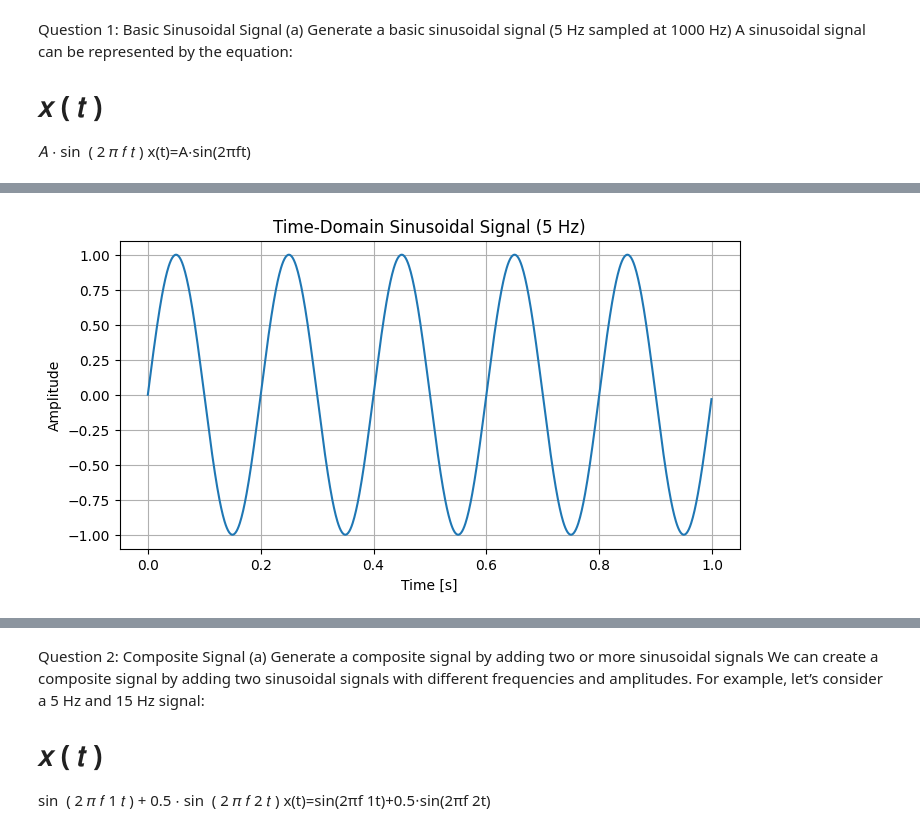
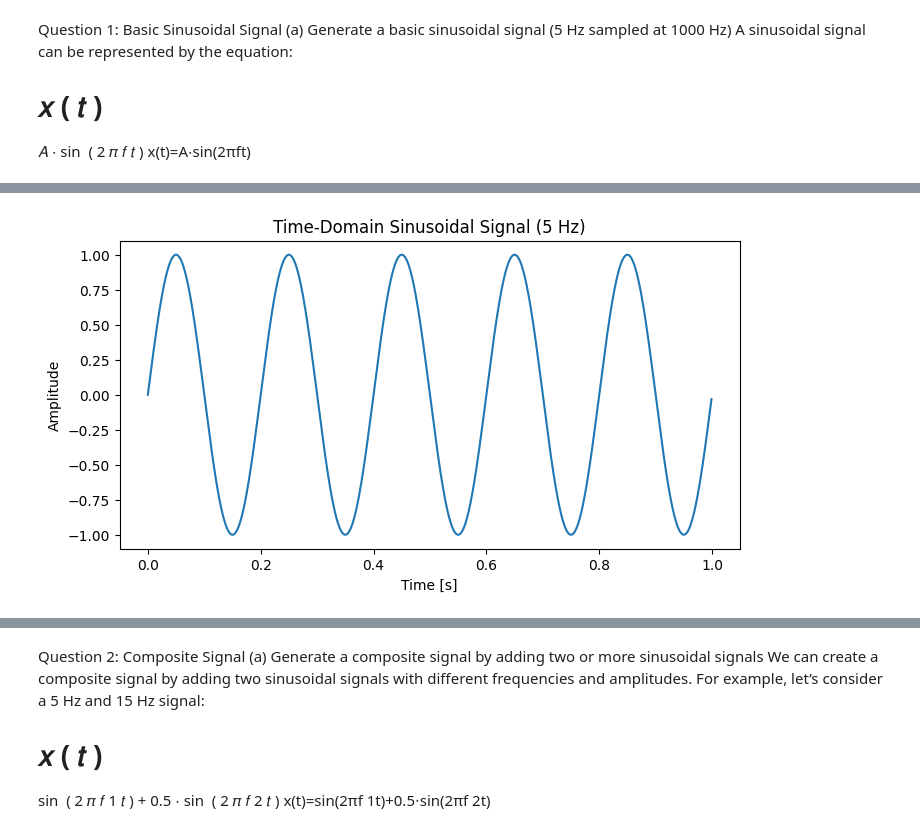
Before and after one commit to Sowmya-2348562/Speech-Processing, a Jupyter notebook: 2348562_SPR_Lab2.ipynb, the cells around one changed output, grey strips where cells are left out. Drawn from its saved outputs; the diff is of its cells as text; code cells hidden in the pictures.

```diff
--- a/2348562_SPR_Lab2.ipynb
+++ b/2348562_SPR_Lab2.ipynb
@@ -27,21 +27,20 @@ x(t)=A⋅sin(2πft)
 import numpy as np
 import matplotlib.pyplot as plt
 
-# Parameters
-Fs = 1000  # Sampling frequency
-f = 5      # Signal frequency
-T = 1      # Signal duration in seconds
-t = np.linspace(0, T, Fs * T, endpoint=False)  # Time vector
+# Signal Parameters
+f = 5          # Frequency of the sine wave (Hz)
+fs = 1000      # Sampling rate (Hz)
+T = 1          # Duration of the signal (seconds)
+t = np.arange(0, T, 1/fs)  # Time vector
 
-# Generate the sinusoidal signal
+# Generate Sine Wave
 x = np.sin(2 * np.pi * f * t)
 
-# Plot the time-domain signal
+# Plot the time-domain waveform
 plt.figure(figsize=(8, 4))
 plt.plot(t, x)
 plt.title('Time-Domain Sinusoidal Signal (5 Hz)')
 plt.xlabel('Time [s]')
 plt.ylabel('Amplitude')
-plt.grid(True)
-plt.show()
+plt
 # %% [output]
@@ -48 +48 @@ plt.show()
-[figure, old version]
+[figure, new version]
```
Also changed, not shown: parts of 24 cells of this notebook.
